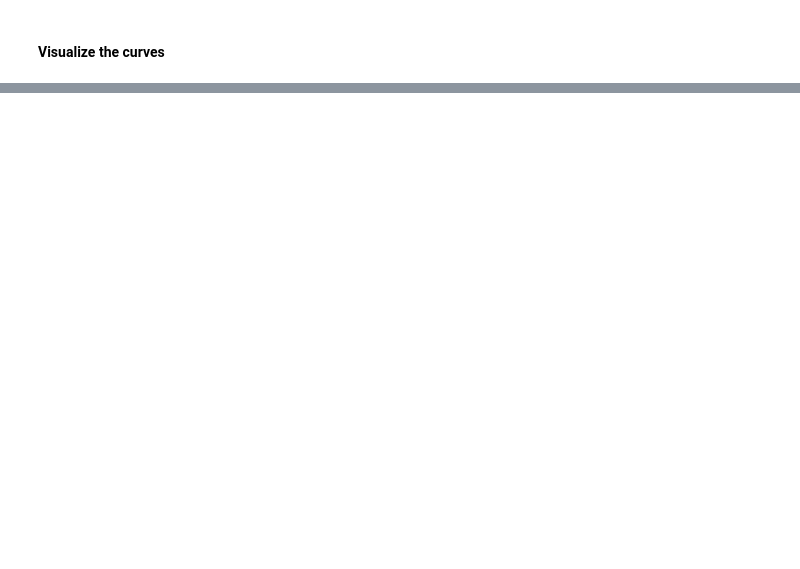
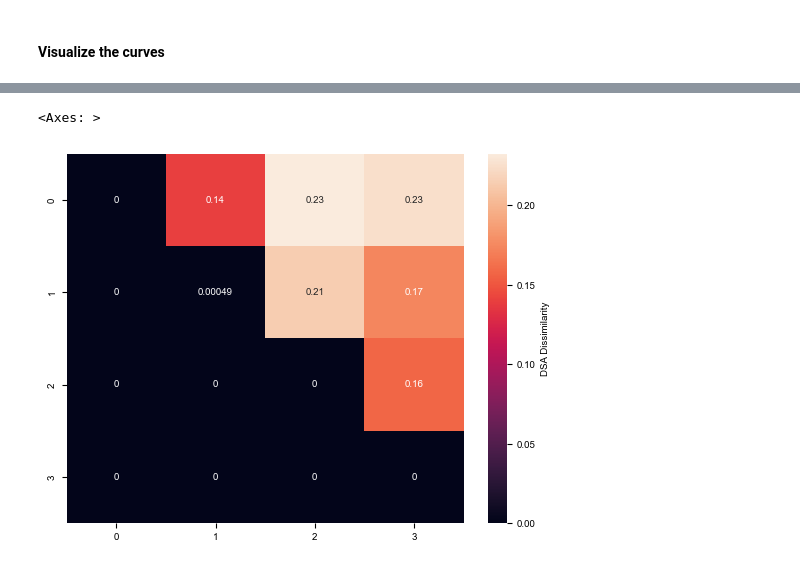
Before and after one commit to qglht/RepAL, a Jupyter notebook: notebooks/analysis_mamba_sample.ipynb, the cells around one changed output, grey strips where cells are left out. Saved outputs shown, nothing was run; the diff lists cells and outputs as text; code cells hidden in the pictures; blank space fills up the shorter version.

```diff
--- a/notebooks/analysis_mamba_sample.ipynb
+++ b/notebooks/analysis_mamba_sample.ipynb
@@ -323,17 +233,19 @@ for i in range(len(curves)):
         # compute DSA dissimilarity matrix
         # compute common pca between two curves
         curves_reduced, explained_variance = main.compute_common_pca(
-            [curves_averaged[i], curves_averaged[j]], n_components=5
+            [curves[i], curves[j]], n_components=5
         )
+        curves_reduced_mean =[curve.mean(axis=1) for curve in curves_reduced]
         print(f"Explained variance between {i} and {j}: {explained_variance}")
+        print(curves_reduced_mean[0].shape)
         dsa_comp = DSA.DSA(
-            curves_reduced[0],
-            curves_reduced[1],
+            curves_reduced_mean[0],
+            curves_reduced_mean[1],
             # n_delays=config["dsa"]["n_delays"],
             n_delays=33,
             rank=100,
             # delay_interval=config["dsa"]["delay_interval"],
-            delay_interval=6,
+            delay_interval=3,
             verbose=True,
             iters=1000,
             lr=1e-2,
@@ -348,0 +274,5 @@ RuntimeError: shape '[200, 6, 5]' is invalid for input of size 1000
+# %%
+sns.heatmap(dissimilarities, annot=True, cbar_kws={"label": "DSA Dissimilarity"})
+# %% [output]
+<Axes: >
+[figure, added]
```
Also changed, not shown: parts of 14 cells of this notebook, 6 other files.
